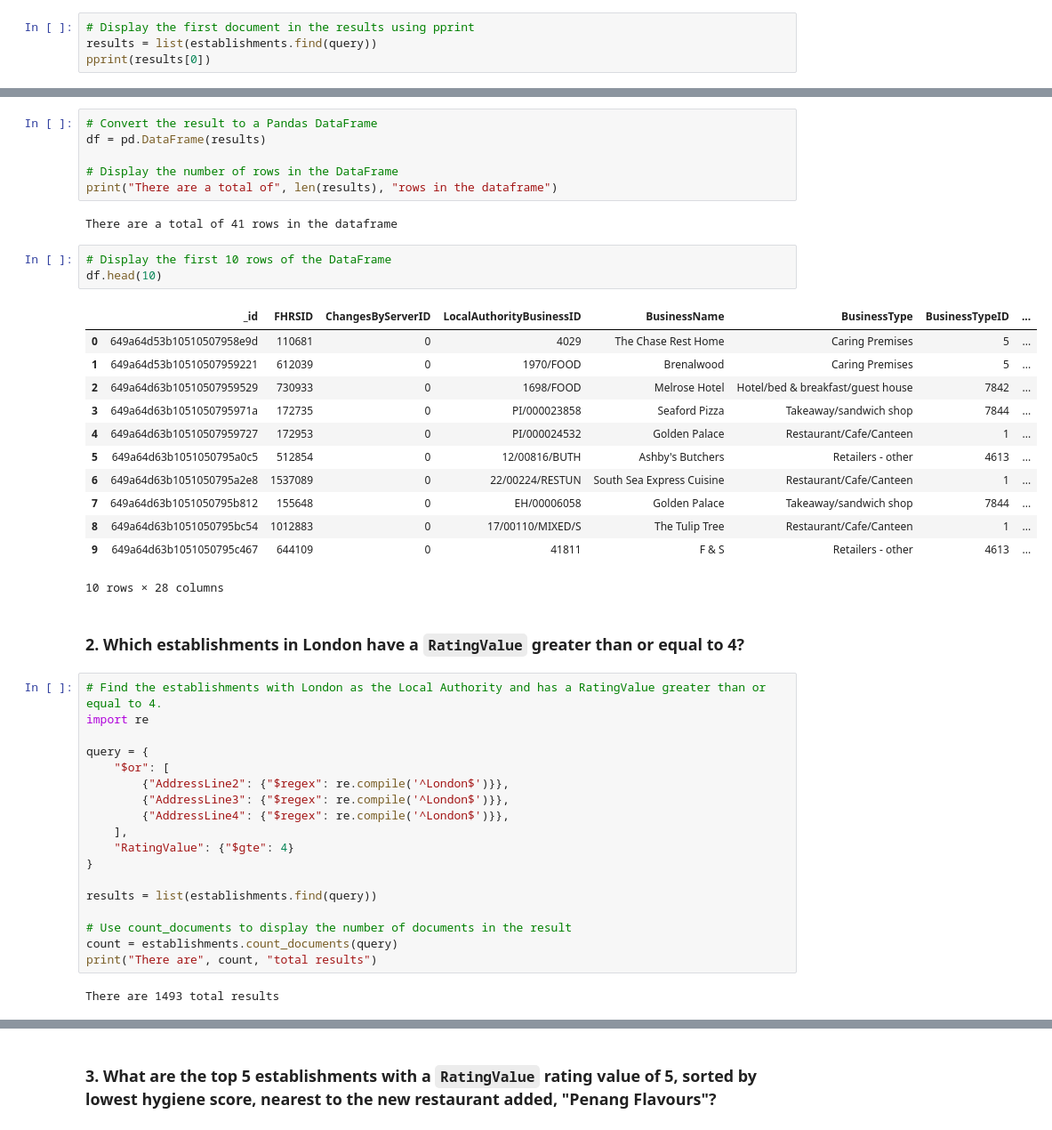
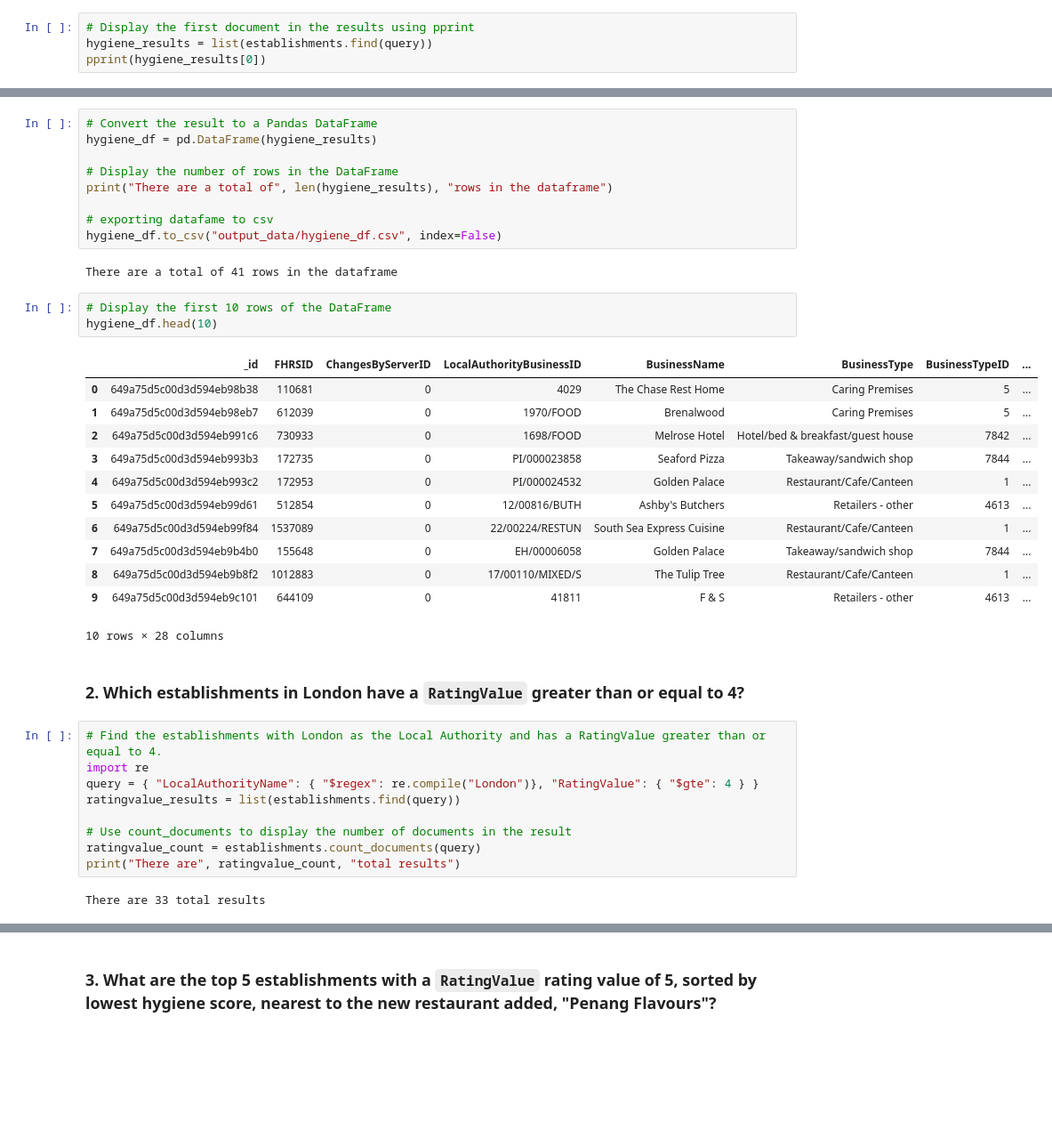
Before and after one commit to CJO100293/nosql-challenge, a Jupyter notebook: NoSQL_analysis_starter.ipynb, the cells around one changed output, grey strips where cells are left out. Shown at 89% size. Cells and saved outputs as stored; diff of their text form; blank space fills up the shorter version.

```diff
--- a/NoSQL_analysis_starter.ipynb
+++ b/NoSQL_analysis_starter.ipynb
@@ -40,8 +42,8 @@ print("There are a total of", establishments.count_documents(query), "establishm
 There are a total of 41 establishments with a hygiene score of 20
 # %%
 # Display the first document in the results using pprint
-results = list(establishments.find(query))
-pprint(results[0])
+hygiene_results = list(establishments.find(query))
+pprint(hygiene_results[0])
 # %% [output]
 {'AddressLine1': '5-6 Southfields Road',
  'AddressLine2': 'Eastbourne',
@@ -62,49 +64,43 @@ pprint(results[0])
  'scores': {'ConfidenceInManagement': 20, 'Hygiene': 20, 'Structural': 20}}
 # %%
 # Convert the result to a Pandas DataFrame
-df = pd.DataFrame(results)
+hygiene_df = pd.DataFrame(hygiene_results)
 
 # Display the number of rows in the DataFrame
-print("There are a total of", len(results), "rows in the dataframe")
+print("There are a total of", len(hygiene_results), "rows in the dataframe")
+
+# exporting datafame to csv
+hygiene_df.to_csv("output_data/hygiene_df.csv", index=False)
 # %% [output]
 There are a total of 41 rows in the dataframe
 # %%
 # Display the first 10 rows of the DataFrame
-df.head(10)
+hygiene_df.head(10)
 # %% [output]
 |  | _id | FHRSID | ChangesByServerID | LocalAuthorityBusinessID | BusinessName | BusinessType | BusinessTypeID | ... |
-| 0 | 649a64d53b10510507958e9d | 110681 | 0 | 4029 | The Chase Rest Home | Caring Premises | 5 | ... |
-| 1 | 649a64d53b10510507959221 | 612039 | 0 | 1970/FOOD | Brenalwood | Caring Premises | 5 | ... |
-| 2 | 649a64d63b10510507959529 | 730933 | 0 | 1698/FOOD | Melrose Hotel | Hotel/bed & breakfast/guest house | 7842 | ... |
-| 3 | 649a64d63b1051050795971a | 172735 | 0 | PI/000023858 | Seaford Pizza | Takeaway/sandwich shop | 7844 | ... |
-| 4 | 649a64d63b10510507959727 | 172953 | 0 | PI/000024532 | Golden Palace | Restaurant/Cafe/Canteen | 1 | ... |
-| 5 | 649a64d63b1051050795a0c5 | 512854 | 0 | 12/00816/BUTH | Ashby's Butchers | Retailers - other | 4613 | ... |
-| 6 | 649a64d63b1051050795a2e8 | 1537089 | 0 | 22/00224/RESTUN | South Sea Express Cuisine | Restaurant/Cafe/Canteen | 1 | ... |
-| 7 | 649a64d63b1051050795b812 | 155648 | 0 | EH/00006058 | Golden Palace | Takeaway/sandwich shop | 7844 | ... |
-| 8 | 649a64d63b1051050795bc54 | 1012883 | 0 | 17/00110/MIXED/S | The Tulip Tree | Restaurant/Cafe/Canteen | 1 | ... |
-| 9 | 649a64d63b1051050795c467 | 644109 | 0 | 41811 | F & S | Retailers - other | 4613 | ... |
+| 0 | 649a75d5c00d3d594eb98b38 | 110681 | 0 | 4029 | The Chase Rest Home | Caring Premises | 5 | ... |
+| 1 | 649a75d5c00d3d594eb98eb7 | 612039 | 0 | 1970/FOOD | Brenalwood | Caring Premises | 5 | ... |
+| 2 | 649a75d5c00d3d594eb991c6 | 730933 | 0 | 1698/FOOD | Melrose Hotel | Hotel/bed & breakfast/guest house | 7842 | ... |
+| 3 | 649a75d5c00d3d594eb993b3 | 172735 | 0 | PI/000023858 | Seaford Pizza | Takeaway/sandwich shop | 7844 | ... |
+| 4 | 649a75d5c00d3d594eb993c2 | 172953 | 0 | PI/000024532 | Golden Palace | Restaurant/Cafe/Canteen | 1 | ... |
+| 5 | 649a75d5c00d3d594eb99d61 | 512854 | 0 | 12/00816/BUTH | Ashby's Butchers | Retailers - other | 4613 | ... |
+| 6 | 649a75d5c00d3d594eb99f84 | 1537089 | 0 | 22/00224/RESTUN | South Sea Express Cuisine | Restaurant/Cafe/Canteen | 1 | ... |
+| 7 | 649a75d5c00d3d594eb9b4b0 | 155648 | 0 | EH/00006058 | Golden Palace | Takeaway/sandwich shop | 7844 | ... |
+| 8 | 649a75d5c00d3d594eb9b8f2 | 1012883 | 0 | 17/00110/MIXED/S | The Tulip Tree | Restaurant/Cafe/Canteen | 1 | ... |
+| 9 | 649a75d5c00d3d594eb9c101 | 644109 | 0 | 41811 | F & S | Retailers - other | 4613 | ... |
 10 rows × 28 columns
 # %% [markdown]
 ### 2. Which establishments in London have a `RatingValue` greater than or equal to 4?
 # %%
 # Find the establishments with London as the Local Authority and has a RatingValue greater than or equal to 4.
 import re
-
-query = {
-    "$or": [
-        {"AddressLine2": {"$regex": re.compile('^London$')}},
-        {"AddressLine3": {"$regex": re.compile('^London$')}},
-        {"AddressLine4": {"$regex": re.compile('^London$')}},
-    ],
-    "RatingValue": {"$gte": 4}
-}
-
-results = list(establishments.find(query))
+query = { "LocalAuthorityName": { "$regex": re.compile("London")}, "RatingValue": { "$gte": 4 } }
+ratingvalue_results = list(establishments.find(query))
 
 # Use count_documents to display the number of documents in the result
-count = establishments.count_documents(query)
-print("There are", count, "total results")
+ratingvalue_count = establishments.count_documents(query)
+print("There are", ratingvalue_count, "total results")
 # %% [output]
-There are 1493 total results
+There are 33 total results
 # %%
 # Display the first document in the results using pprint
```
Also changed, not shown: parts of 7 cells of this notebook.
